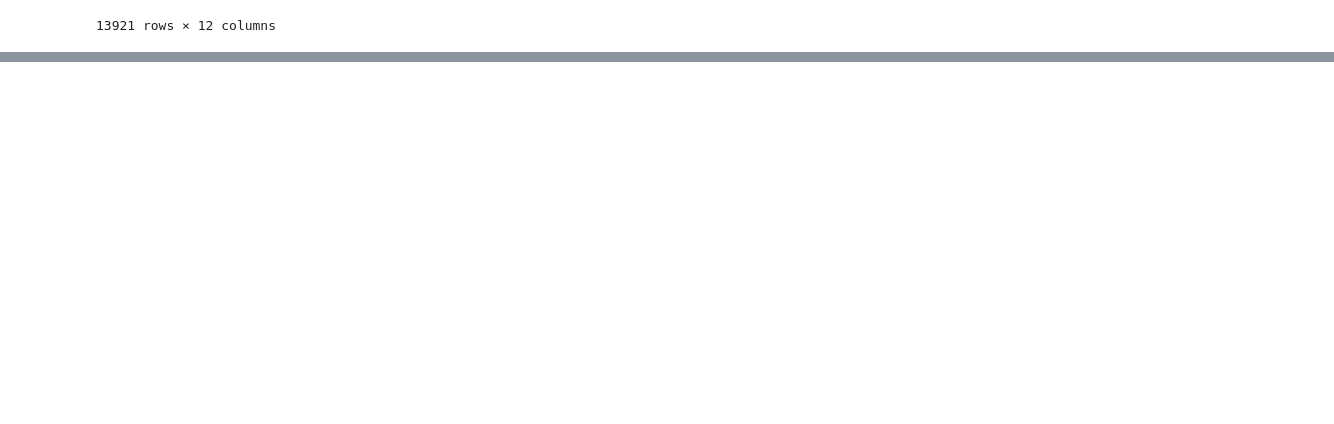
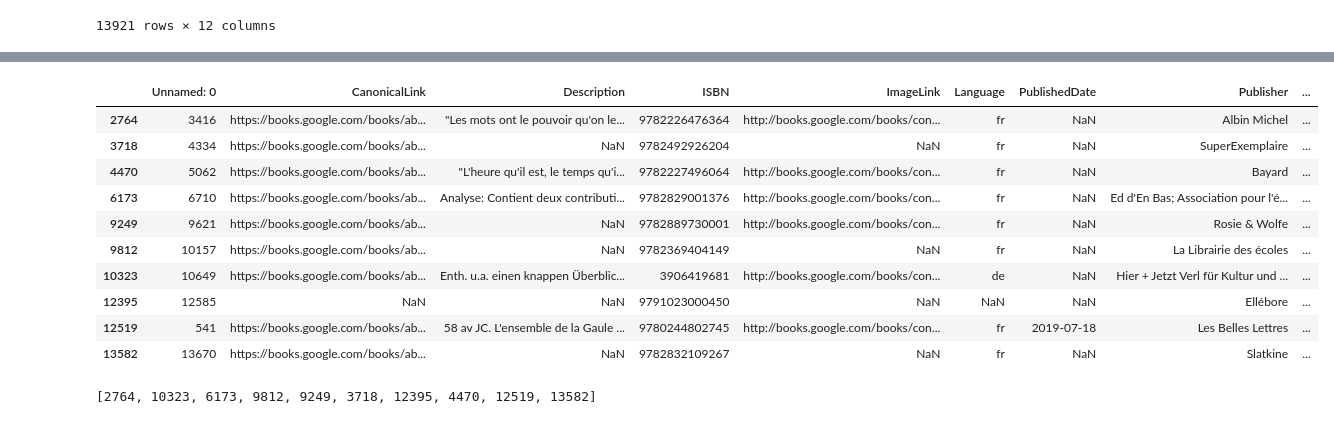
Before and after one commit to ML-brooowss/ML, a Jupyter notebook: amelie.ipynb, the cells around one changed output, grey strips where cells are left out. Cells and saved outputs as stored; diff of their text form; code cells hidden in the pictures; blank space fills up the shorter version.

```diff
--- a/amelie.ipynb
+++ b/amelie.ipynb
@@ -372,3 +372,22 @@ Que puis-je faire pour vous ?
 Dès que sa bouche fut pleine
 Übersicht über meine 41 ISBN-Büchern
 [figure]
+# %%
+import pandas as pd
+selected_customer = 0
+def load_books_data():
+    df = pd.read_csv("items_enhanced_final.csv")
+    return df
+df_books = load_books_data()
+def load_recommendations():
+    df = pd.read_csv("sample_recommendations.csv")
+    return df.set_index("user_id")["recommendations"].to_dict()
+recommendations_dict = load_recommendations()
+def load_interactions_data():
+    df = pd.read_csv("data/interactions_train.csv")
+    return df
+interactions = load_interactions_data
+recommended_ids = recommendations_dict.get(selected_customer, "").split(" ")
+df_books["i"] = df_books["i"].astype(str)
+recommended_books = df_books[df_books["i"].isin(recommended_ids)]
+recommended_books.iloc[1]
@@ -510,0 +655,13 @@ pd.read_csv('isbn_enhanced.csv')
+# %%
+def load_books_data():
+    df = pd.read_csv("items_enhanced_final.csv")
+    return df
+df_books = load_books_data()
+def load_recommendations():
+    df = pd.read_csv("sample_recommendations.csv")
+    return df.set_index("user_id")["recommendations"].to_dict()
+recommendations_dict = load_recommendations()
+def load_interactions_data():
+    df = pd.read_csv("data/interactions_train.csv")
+    return df
+interactions = load_interactions_data
@@ -510,0 +696,24 @@ pd.read_csv('isbn_enhanced.csv')
+# %%
+df_books["i"] = df_books["i"].astype(str)
+
+selected_customer = 7
+recommended_ids = recommendations_dict.get(selected_customer, "").split(" ")
+recommended_ids
+df_books[df_books['i'].isin(recommended_ids)]
+# %% [output]
+|  | Unnamed: 0 | CanonicalLink | Description | ISBN | ImageLink | Language | PublishedDate | Publisher | ... |
+| 2764 | 3416 | https://books.google.com/books/ab... | "Les mots ont le pouvoir qu'on le... | 9782226476364 | http://books.google.com/books/con... | fr | NaN | Albin Michel | ... |
+| 3718 | 4334 | https://books.google.com/books/ab... | NaN | 9782492926204 | NaN | fr | NaN | SuperExemplaire | ... |
+| 4470 | 5062 | https://books.google.com/books/ab... | "L'heure qu'il est, le temps qu'i... | 9782227496064 | http://books.google.com/books/con... | fr | NaN | Bayard | ... |
+| 6173 | 6710 | https://books.google.com/books/ab... | Analyse: Contient deux contributi... | 9782829001376 | http://books.google.com/books/con... | fr | NaN | Ed d'En Bas; Association pour l'é... | ... |
+| 9249 | 9621 | https://books.google.com/books/ab... | NaN | 9782889730001 | http://books.google.com/books/con... | fr | NaN | Rosie & Wolfe | ... |
+| 9812 | 10157 | https://books.google.com/books/ab... | NaN | 9782369404149 | NaN | fr | NaN | La Librairie des écoles | ... |
+| 10323 | 10649 | https://books.google.com/books/ab... | Enth. u.a. einen knappen Überblic... | 3906419681 | http://books.google.com/books/con... | de | NaN | Hier + Jetzt Verl für Kultur und ... | ... |
+| 12395 | 12585 | NaN | NaN | 9791023000450 | NaN | NaN | NaN | Ellébore | ... |
+| 12519 | 541 | https://books.google.com/books/ab... | 58 av JC. L'ensemble de la Gaule ... | 9780244802745 | http://books.google.com/books/con... | fr | 2019-07-18 | Les Belles Lettres | ... |
+| 13582 | 13670 | https://books.google.com/books/ab... | NaN | 9782832109267 | NaN | fr | NaN | Slatkine | ... |
+# %%
+recommended_ids = [rid for rid in recommended_ids if rid][:10]
+recommended_ids
+# %% [output]
+[2764, 10323, 6173, 9812, 9249, 3718, 12395, 4470, 12519, 13582]
```
Also changed, not shown: parts of 14 cells of this notebook, 10 other files.
